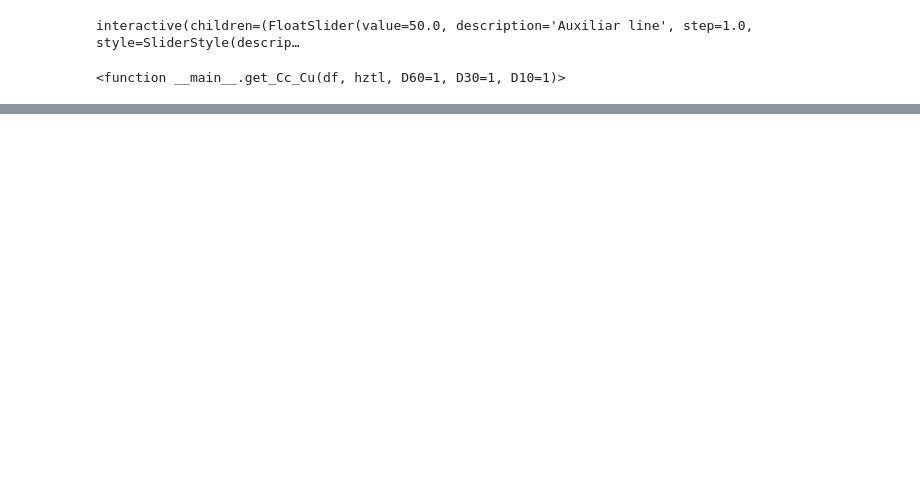
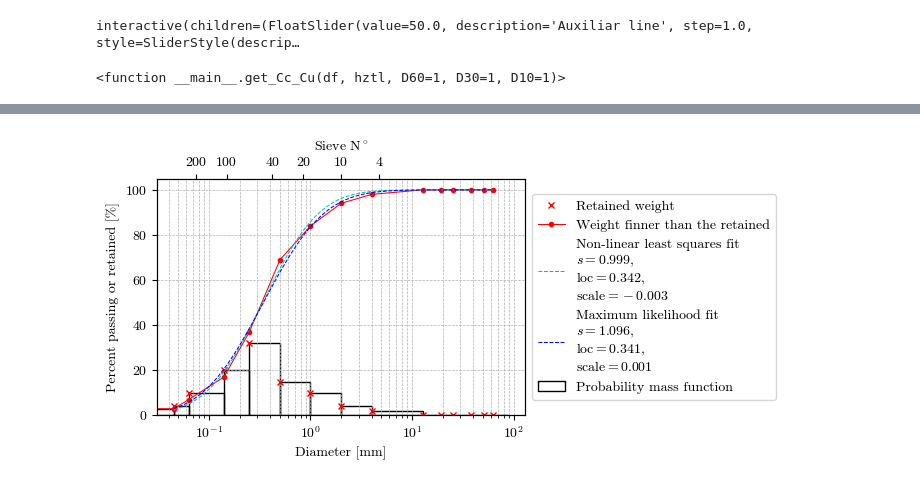
Before and after one commit to AppliedMechanics-EAFIT/soil_mechanics, a Jupyter notebook: notebooks/particle_size_distrib.ipynb, the cells around one changed output, grey strips where cells are left out. Saved outputs shown, nothing was run; the diff lists cells and outputs as text; code cells hidden in the pictures; blank space fills up the shorter version.

```diff
--- a/notebooks/particle_size_distrib.ipynb
+++ b/notebooks/particle_size_distrib.ipynb
@@ -188,0 +361,4 @@ interactive(children=(FloatSlider(value=50.0, description='Auxiliar line', step=
+# %%
+plot_granulometric_curve_fit(df_full, figsize=[7, 3.5])
+# %% [output]
+[figure, added]
```
Also changed, not shown: parts of 13 cells of this notebook, 2 other files.
